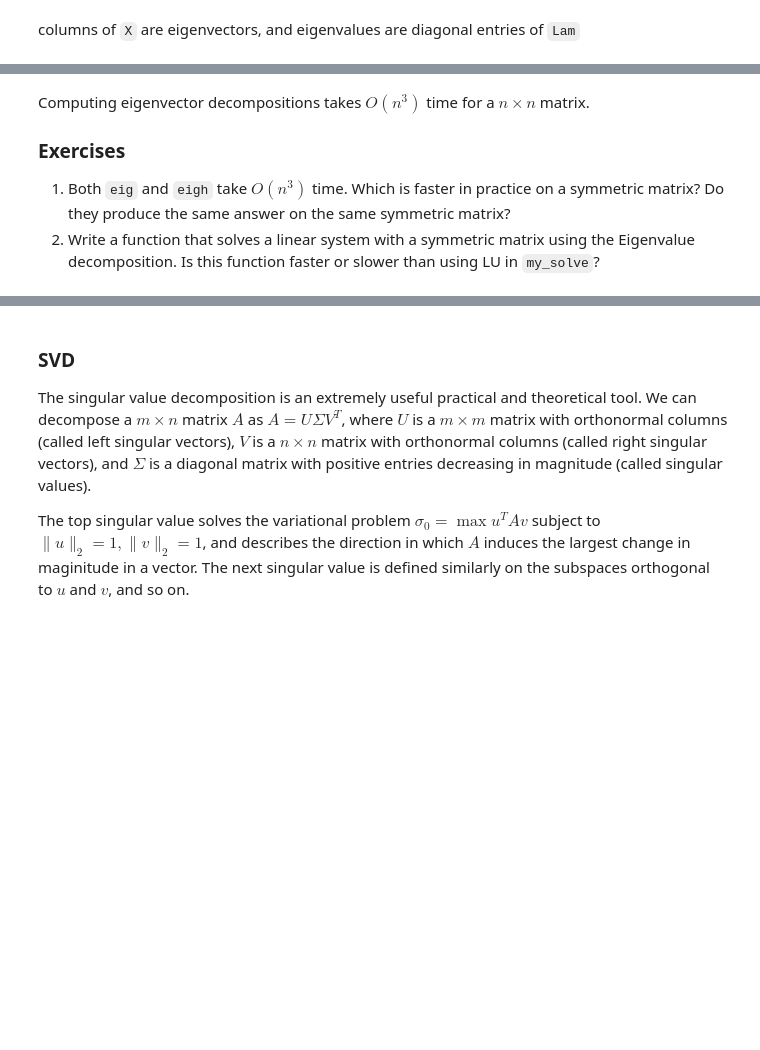
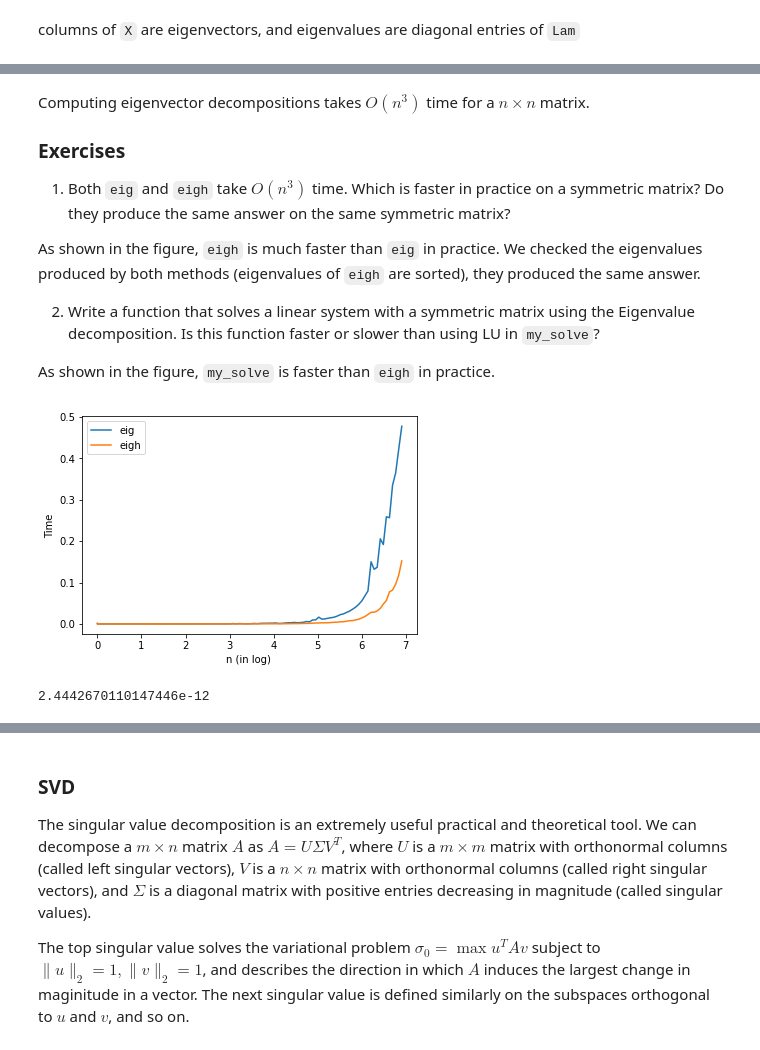
Before and after one commit to caam37830/book, a Jupyter notebook: 02_linear_algebra/numpy_scipy_linalg.ipynb, the cells around one changed output, grey strips where cells are left out. Saved outputs shown, nothing was run; the diff lists cells and outputs as text; code cells hidden in the pictures; blank space fills up the shorter version.

Commit message:
1. Corrected one typo, 2. Finished Exercise (1): compared eig and eigh in solving matrix; (2): compared LU with eigh; (3) compared SVD, eig, eigh, LU, QR

```diff
--- a/02_linear_algebra/numpy_scipy_linalg.ipynb
+++ b/02_linear_algebra/numpy_scipy_linalg.ipynb
@@ -440,4 +440,9 @@ Computing eigenvector decompositions takes $O(n^3)$ time for a $n\times n$ matri
 ### Exercises
 
 1. Both `eig` and `eigh` take $O(n^3)$ time.  Which is faster in practice on a symmetric matrix?  Do they produce the same answer on the same symmetric matrix?
+
+As shown in the figure, `eigh` is much faster than `eig` in practice. We checked the eigenvalues produced by both methods (eigenvalues of `eigh` are sorted), they produced the same answer.
+
 2. Write a function that solves a linear system with a symmetric matrix using the Eigenvalue decomposition.  Is this function faster or slower than using LU in `my_solve`?
+
+As shown in the figure, `my_solve` is faster than `eigh` in practice.
@@ -445,0 +449,44 @@ Computing eigenvector decompositions takes $O(n^3)$ time for a $n\times n$ matri
+# %%
+## Your code here
+'''
+Compare the speed and difference of eig & eigh
+'''
+n = np.logspace(0,np.log10(1000), num=100)
+n = np.int64(np.round(n))
+teig=list()
+teigh=list()
+valdiff = list()
+for i in n:
+    A = np.random.randn(i,i)
+    A = A + A.T
+    t0eig = time.time()
+    Lam1, X = la.eig(A)
+    t1eig = time.time()
+    teigdiff = t1eig-t0eig
+    teig.append(teigdiff)
+
+    t0eigh = time.time()
+    Lam2, U = la.eigh(A)
+    t1eigh = time.time()
+    teighdiff = t1eigh-t0eigh
+    teigh.append(teighdiff)
+
+    valdiff.append(np.max(np.abs(np.sort(Lam1) - np.sort(Lam2))))
+# %%
+'''
+Time comparison
+'''
+plt.plot(np.log(n),teig, label='eig')
+plt.plot(np.log(n),teigh, label='eigh')
+plt.xlabel("n (in log) ")
+plt.ylabel("Time")
+plt.legend(loc='best')
+plt.show()
+
+'''
+Difference
+'''
+np.max(valdiff)
+# %% [output]
+[figure, added]
+2.4442670110147446e-12
```
Also changed, not shown: parts of 20 cells of this notebook.
